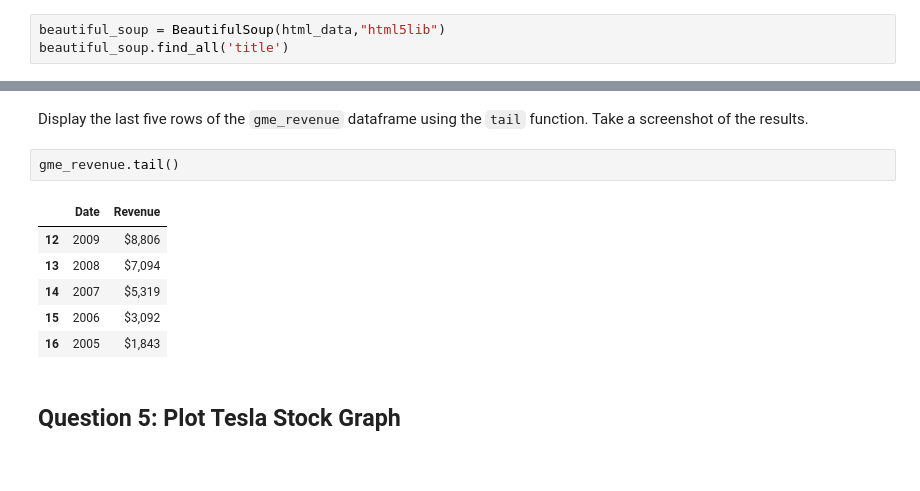
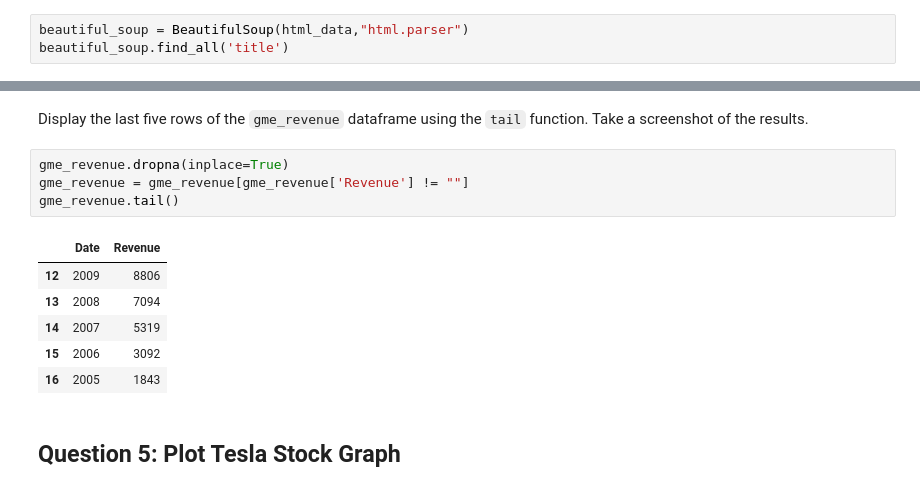
Before and after one commit to suryapavan9/IBM_notebook, a Jupyter notebook: Final assignment coursera.ipynb, the cells around one changed output, grey strips where cells are left out. Drawn from its saved outputs; the diff is of its cells as text.

```diff
--- a/Final assignment coursera.ipynb
+++ b/Final assignment coursera.ipynb
@@ -219,7 +188,7 @@ html_data = requests.get(url).text
 # %% [markdown]
 Parse the html data using `beautiful_soup`.
 # %%
-beautiful_soup = BeautifulSoup(html_data,"html5lib")
+beautiful_soup = BeautifulSoup(html_data,"html.parser")
 beautiful_soup.find_all('title')
 # %% [output]
 [<title>GameStop Revenue 2006-2021 | GME | MacroTrends</title>]
@@ -250,15 +219,17 @@ for row in beautiful_soup.find("tbody").find_all('tr'):
     gme_revenue = gme_revenue.append({"Date":date, "Revenue":revenue}, ignore_index=True)
 # %% [markdown]
 Display the last five rows of the `gme_revenue` dataframe using the `tail` function. Take a screenshot of the results.
-# %%
-gme_revenue.tail()
-# %% [output]
-|  | Date | Revenue |
-| 12 | 2009 | $8,806 |
-| 13 | 2008 | $7,094 |
-| 14 | 2007 | $5,319 |
-| 15 | 2006 | $3,092 |
-| 16 | 2005 | $1,843 |
+# %%
+gme_revenue.dropna(inplace=True)
+gme_revenue = gme_revenue[gme_revenue['Revenue'] != ""]
+gme_revenue.tail()
+# %% [output]
+|  | Date | Revenue |
+| 12 | 2009 | 8806 |
+| 13 | 2008 | 7094 |
+| 14 | 2007 | 5319 |
+| 15 | 2006 | 3092 |
+| 16 | 2005 | 1843 |
 # %% [markdown]
 ## Question 5: Plot Tesla Stock Graph
 # %% [markdown]
```
Also changed, not shown: parts of 16 cells of this notebook.
